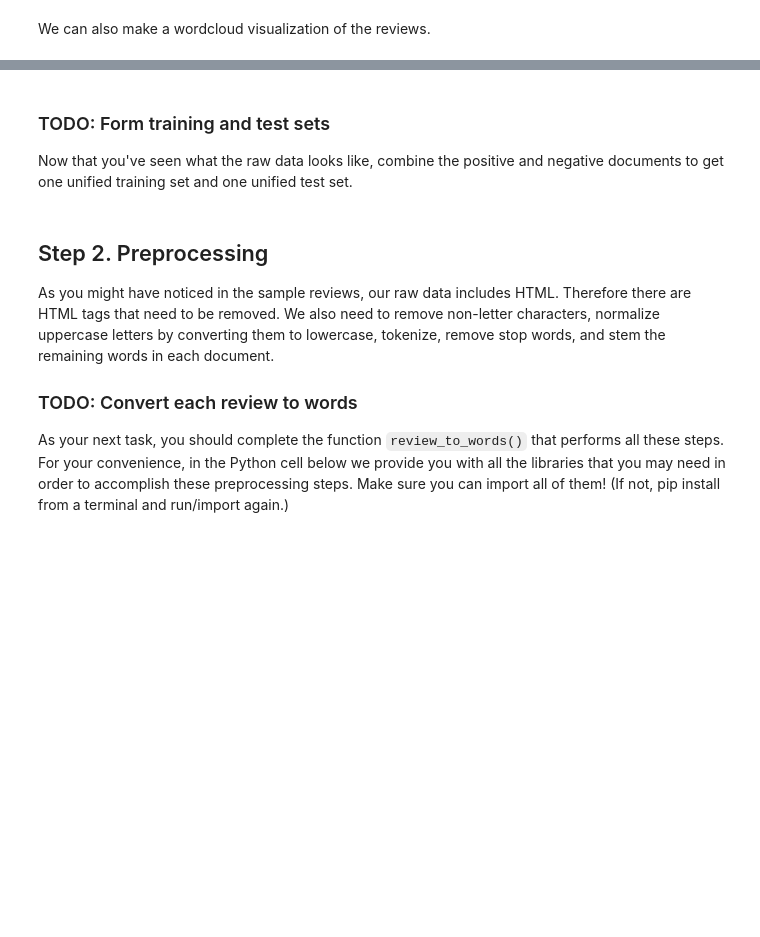
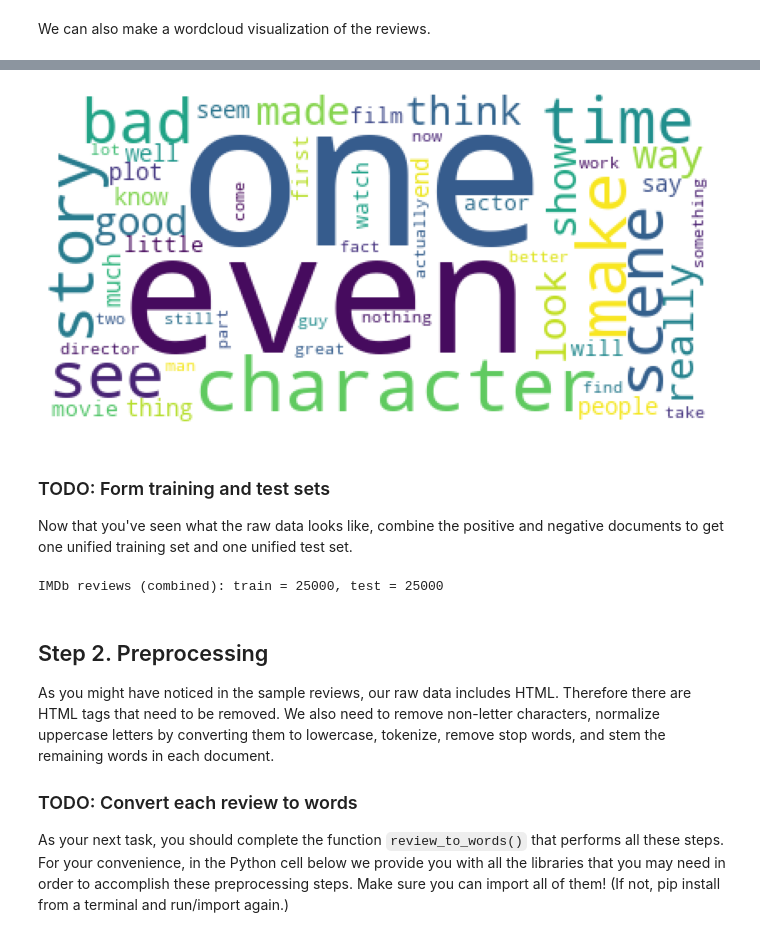
Before and after one commit to SAB-6/NLP-Projects-udacity-Nanodegree, a Jupyter notebook: sentiment-analysis/sentiment_analysis.ipynb, the cells around one changed output, grey strips where cells are left out. Drawn from its saved outputs; the diff is of its cells as text; code cells hidden in the pictures; blank space fills up the shorter version.

```diff
--- a/sentiment-analysis/sentiment_analysis.ipynb
+++ b/sentiment-analysis/sentiment_analysis.ipynb
@@ -154,3 +168,26 @@ Try changing the sentiment to `'neg'` and see if you can spot any obvious differ
+# %%
+import matplotlib.pyplot as plt
+%matplotlib inline
+
+from wordcloud import WordCloud, STOPWORDS
+
+sentiment = 'neg'
+
+# Combine all reviews for the desired sentiment
+combined_text = " ".join([review for review in data['train'][sentiment]])
+
+# Initialize wordcloud object
+wc = WordCloud(background_color='white', max_words=50,
+        # update stopwords to include common words like film and movie
+        stopwords = STOPWORDS.update(['br','film','movie']))
+
+# Generate and plot wordcloud
+plt.figure(figsize=(12,8))
+plt.imshow(wc.generate(combined_text))
+plt.axis('off')
+plt.show()
+# %% [output]
+[figure, added]
 # %% [markdown]
 ### TODO: Form training and test sets
 
@@ -162,15 +199,22 @@ def prepare_imdb_data(data):
     """Prepare training and test sets from IMDb movie reviews."""
 
     # TODO: Combine positive and negative reviews and labels
+    data_train = data['train']['pos'] + data['train']['neg']
+    data_test = data['test']['pos'] + data['test']['neg']
+    labels_train = data['train']['pos'] + data['train']['neg']
+    labels_test = data['test']['pos'] + data['test']['neg']
+    #TODO Shuffle reviews and corresponding labels within training and test sets
+    data_train, labels_train = shuffle(data_train, labels_train)
+    data_test, labels_test = shuffle(data_test, labels_test)
 
-    # TODO: Shuffle reviews and corresponding labels within training and test sets
-
-    # Return a unified training data, test data, training labels, test labets
+    # Return a unified training data, test data, training labels, test labels
     return data_train, data_test, labels_train, labels_test
 
 
 data_train, data_test, labels_train, labels_test = prepare_imdb_data(data)
 print("IMDb reviews (combined): train = {}, test = {}".format(len(data_train), len(data_test)))
+# %% [output]
+IMDb reviews (combined): train = 25000, test = 25000
 # %% [markdown]
 ## Step 2. Preprocessing
 
```
Also changed, not shown: parts of 21 cells of this notebook.
